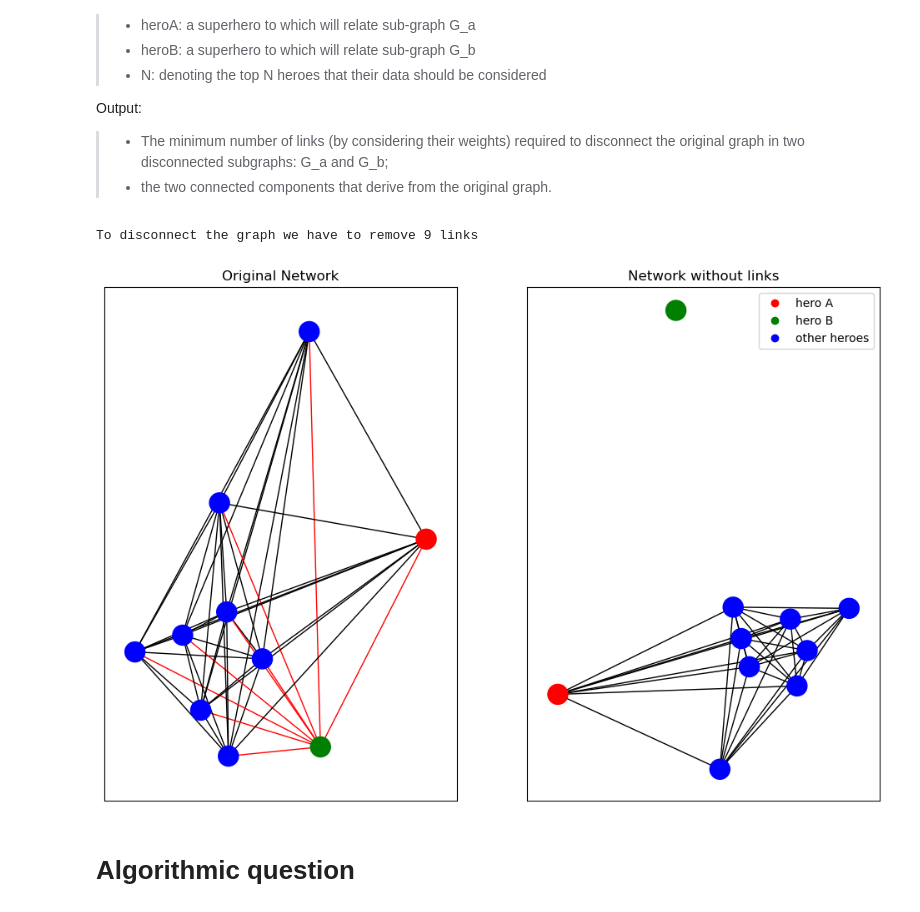
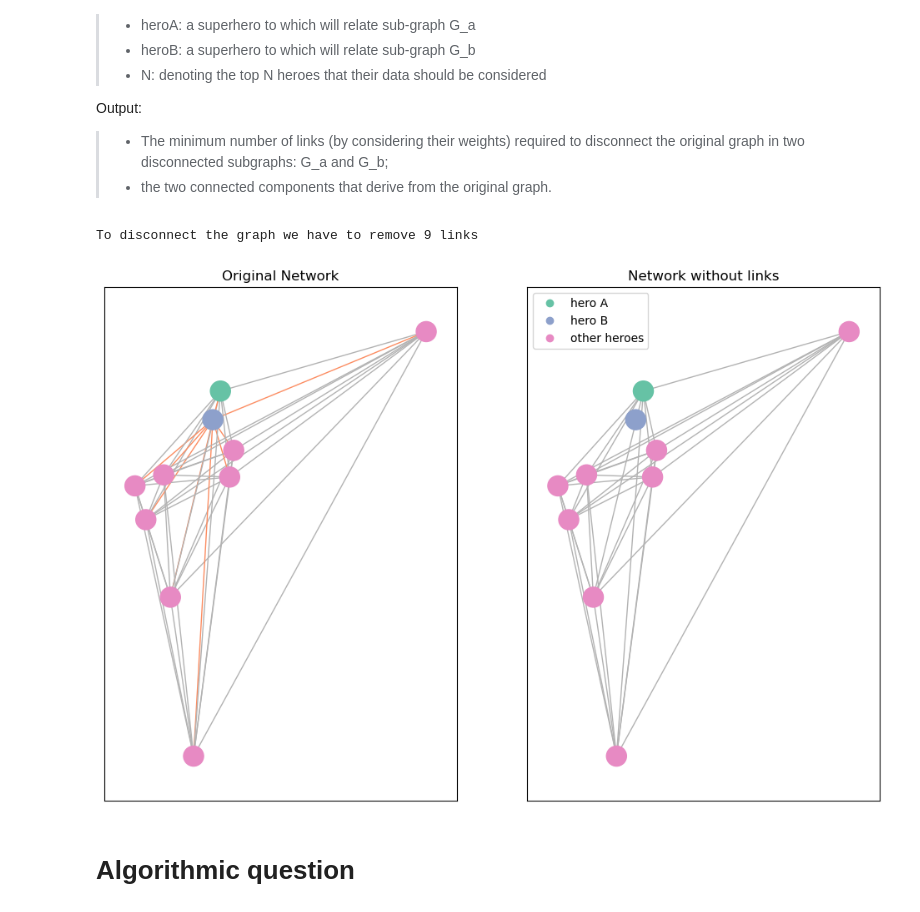
Before and after one commit to Engrima18/MarvelUniverseNetworks, a Jupyter notebook: enrico.ipynb, the cells around one changed output. Saved outputs shown, nothing was run; the diff lists cells and outputs as text; code cells hidden in the pictures.

```diff
--- a/enrico.ipynb
+++ b/enrico.ipynb
@@ -218,11 +218,11 @@ def fit_colors(graph, hero1, hero2=None):
     node_map = []
     for n in graph.nodes:
         if n == hero1:
-            node_map.append('red')
+            node_map.append(plt.cm.Set2(0))
         elif n== hero2:
-            node_map.append('green')
+            node_map.append(plt.cm.Set2(2))
         else:
-            node_map.append("blue")
+            node_map.append(plt.cm.Set2(3))
 
     edge_map = []
     if hero2 != None:
@@ -231,9 +231,9 @@ def fit_colors(graph, hero1, hero2=None):
 
         for e in graph.edges:
             if (e in min_cut) or (e[::-1] in min_cut):
-                edge_map.append('red')
+                edge_map.append(plt.cm.Set2(1))
             else:
-                edge_map.append('black')
+                edge_map.append(plt.cm.Set2(7))
 
     return (node_map, edge_map)
 # %%
@@ -245,37 +245,38 @@ def vis_4(graph, heroA, heroB, N):
 
     # original reduced graph
     small_graph = top_N_filter(graph, N)
 
     # plot the two networks before and after removing the edges
     fig, ax = plt.subplots(1, 2, figsize=(12,8))
     node_map1, edge_map1 = fit_colors(small_graph, heroA, heroB)
 
-    nx.draw_networkx(small_graph, pos=None, with_labels=False,  node_color=node_map1, edge_color= edge_map1, ax=ax[0])
+    layout = nx.spring_layout(graph)
+    nx.draw_networkx(small_graph, layout, with_labels=False,  node_color=node_map1, edge_color= edge_map1, ax=ax[0])
 
     # set the title
     ax[0].set_title("Original Network")
 
     # plot second graph
     small_graph.remove_edges_from(min_cut)
 
     node_map2, edge_map2 = fit_colors(small_graph, heroA, heroB)
 
-    nx.draw_networkx(small_graph, pos=None, with_labels=False,  node_color=node_map2, edge_color= edge_map2, ax=ax[1])
+    nx.draw_networkx(small_graph, layout, with_labels=False,  node_color=node_map2, edge_color= edge_map2, ax=ax[1])
 
     ax[1].set_title("Network without links")
 
-    handles = [plt.plot([], marker="o", ls="", color=c)[0] for c in ['red', 'green', 'blue']]
+    handles = [plt.plot([], marker="o", ls="", color=c)[0] for c in [plt.cm.Set2(0), plt.cm.Set2(2), plt.cm.Set2(3)]]
     labels = ['hero A', 'hero B', 'other heroes']
     plt.legend(handles, labels)
 
 
     plt.show()
 
 
 vis_4(graph1, 'INVISIBLE WOMAN/SUE' , 'HUMAN TORCH/JOHNNY S', N=10)
 # %% [output]
 To disconnect the graph we have to remove 9 links
-[figure, old version]
+[figure, new version]
 # %% [markdown]
 # Algorithmic question
 # %%
```
Also changed, not shown: parts of 4 cells of this notebook.
